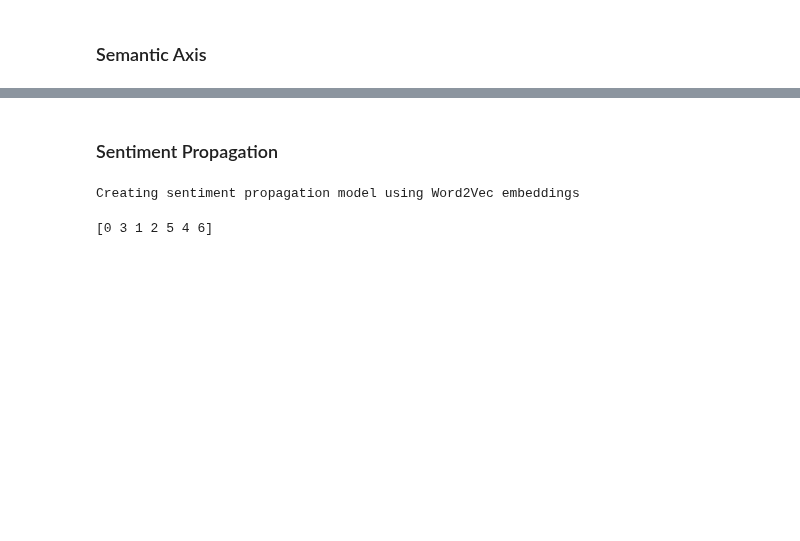
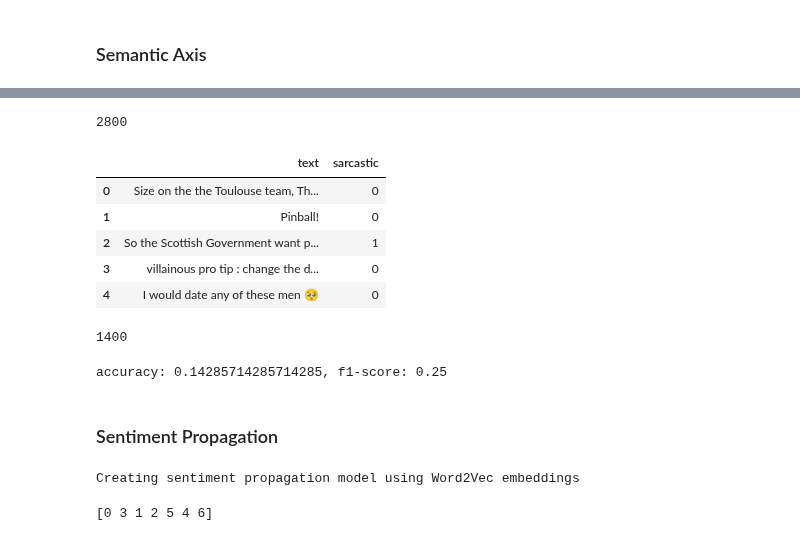
Before and after one commit to omarsrstt/nlp_project, a Jupyter notebook: src/sarcasm_baseline.ipynb, the cells around one changed output, grey strips where cells are left out. Saved outputs shown, nothing was run; the diff lists cells and outputs as text; code cells hidden in the pictures; blank space fills up the shorter version.

```diff
--- a/src/sarcasm_baseline.ipynb
+++ b/src/sarcasm_baseline.ipynb
@@ -237,0 +290,18 @@ plt.show()
+# %%
+from config import Config
+from pathlib import Path
+import pandas as pd
+# ['Reddit', 'iSarcasm']
+# cfg = Config('iSarcasmEval')
+assert Path(cfg.test_file_path).exists, f"File not found {cfg.test_file_path}"
+test = pd.read_csv(cfg.test_file_path)
+print(test.size)
+test.head()
+# %% [output]
+2800
+|  | text | sarcastic |
+| 0 | Size on the the Toulouse team, Th... | 0 |
+| 1 | Pinball! | 0 |
+| 2 | So the Scottish Government want p... | 1 |
+| 3 | villainous pro tip : change the d... | 0 |
+| 4 | I would date any of these men 🥺 | 0 |
@@ -238,3 +313,38 @@ plt.show()
+# %%
+test_x = test['removed_stop_words'].tolist()
+test_y = test['sarcastic'].tolist()
+# print(type(test_x), type(test_x[0]), type(test_y[0]))
+# print(len(test_x), len(test_y))
+pred_y = []
+for example in test_x:
+    # print(example)
+    sentence_embedding = np.zeros(model.get_vector('word').shape)
+    i = 0
+    for word in example:
+        try:
+            # print(word)
+            sentence_embedding += model.get_vector(word)
+            i += 1
+        except KeyError:
+            continue
+    if i>0:
+        sentence_embedding = sentence_embedding/(i+1)
+    _, score = semantic_model.vector_sentiment(sentence_embedding)
+    pred = 1 if score else 0
+    pred_y.append(pred)
+print(len(pred_y))
+# %% [output]
+1400
+# %%
+from sklearn.metrics import accuracy_score, recall_score, precision_score, f1_score
+
+acc = accuracy_score(test_y, pred_y)
+# pre = accuracy_score(test_y, pred_y)
+# rec = accuracy_score(test_y, pred_y)
+f1 = f1_score(test_y, pred_y)
+print(f"accuracy: {acc}, f1-score: {f1}")
+# %% [output]
+accuracy: 0.14285714285714285, f1-score: 0.25
 # %% [markdown]
 ### Sentiment Propagation
 # %%
```
Also changed, not shown: parts of 13 cells of this notebook.
